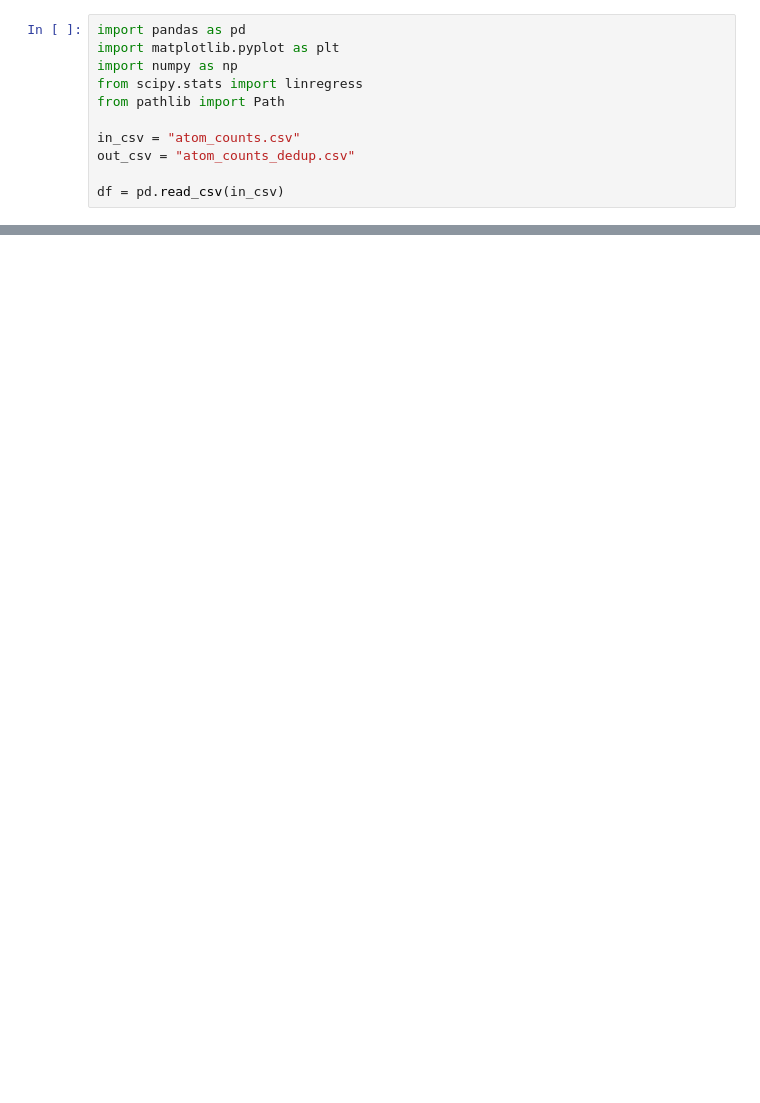
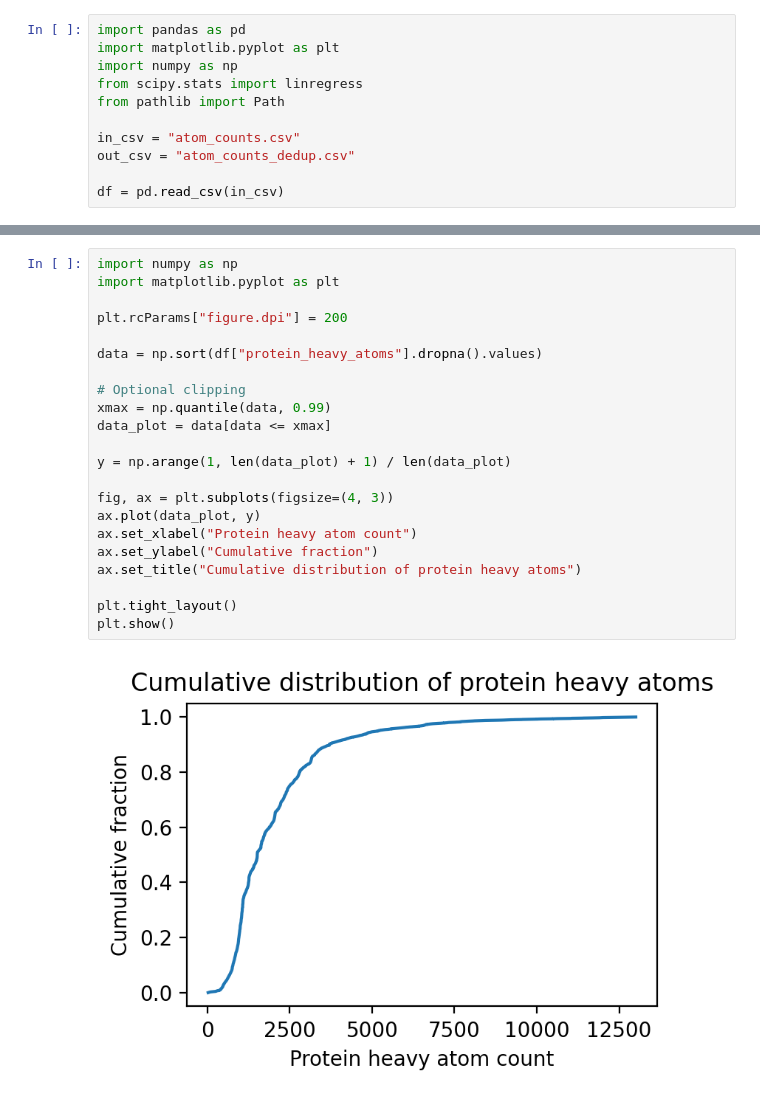
Before and after one commit to csongornemeth/pca_nma_dot_product, a Jupyter notebook: atom_count_ana.ipynb, the cells around one changed output, grey strips where cells are left out. Drawn from its saved outputs; the diff is of its cells as text; blank space fills up the shorter version.

```diff
--- a/atom_count_ana.ipynb
+++ b/atom_count_ana.ipynb
@@ -105,3 +121,27 @@ plt.show()
+# %%
+import numpy as np
+import matplotlib.pyplot as plt
+
+plt.rcParams["figure.dpi"] = 200
+
+data = np.sort(df["protein_heavy_atoms"].dropna().values)
+
+# Optional clipping
+xmax = np.quantile(data, 0.99)
+data_plot = data[data <= xmax]
+
+y = np.arange(1, len(data_plot) + 1) / len(data_plot)
+
+fig, ax = plt.subplots(figsize=(4, 3))
+ax.plot(data_plot, y)
+ax.set_xlabel("Protein heavy atom count")
+ax.set_ylabel("Cumulative fraction")
+ax.set_title("Cumulative distribution of protein heavy atoms")
+
+plt.tight_layout()
+plt.show()
+# %% [output]
+[figure, added]
 # %%
 pairs = [
     ("protein_heavy_atoms", "n_ca"),
```
Also changed, not shown: parts of 13 cells of this notebook.
